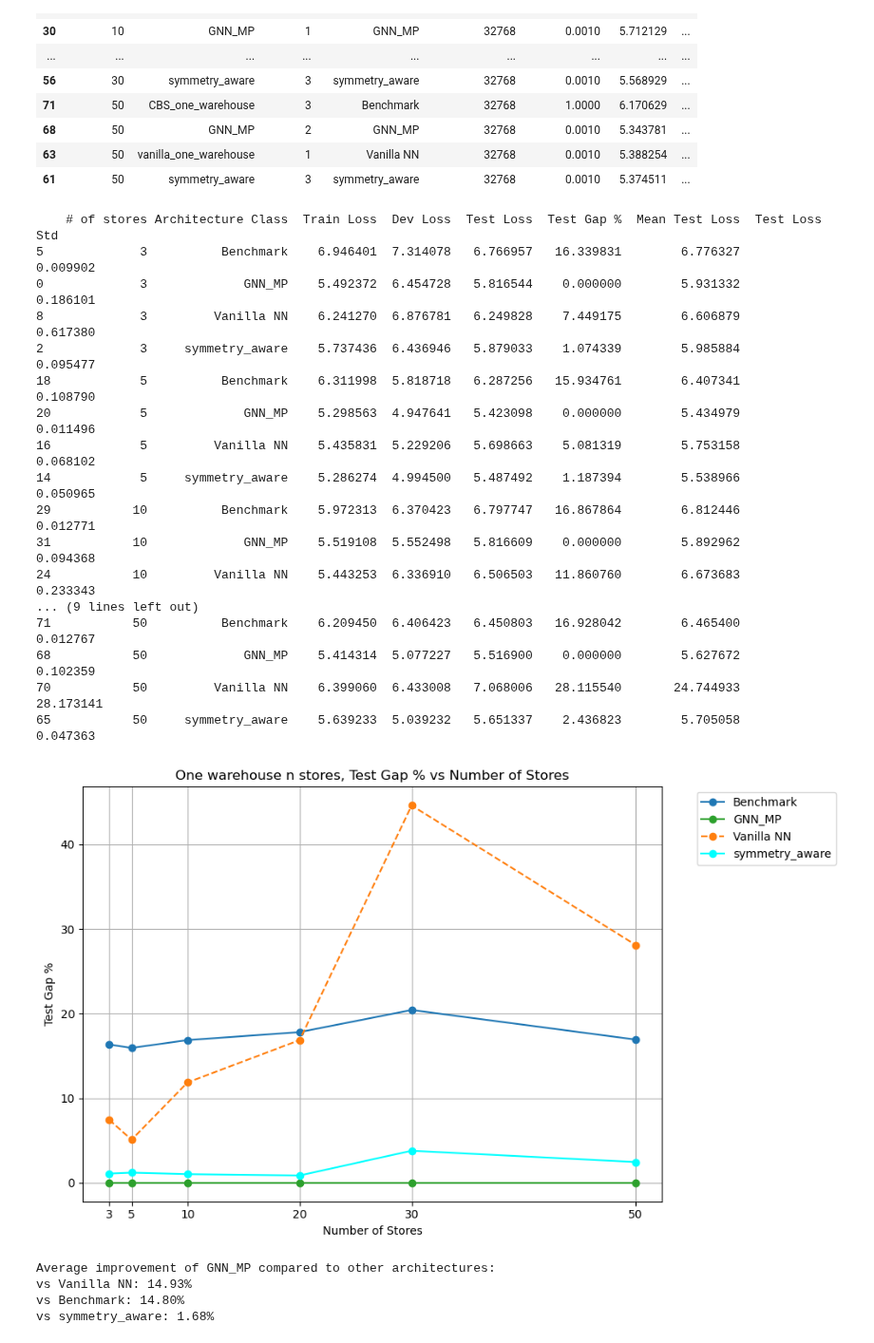
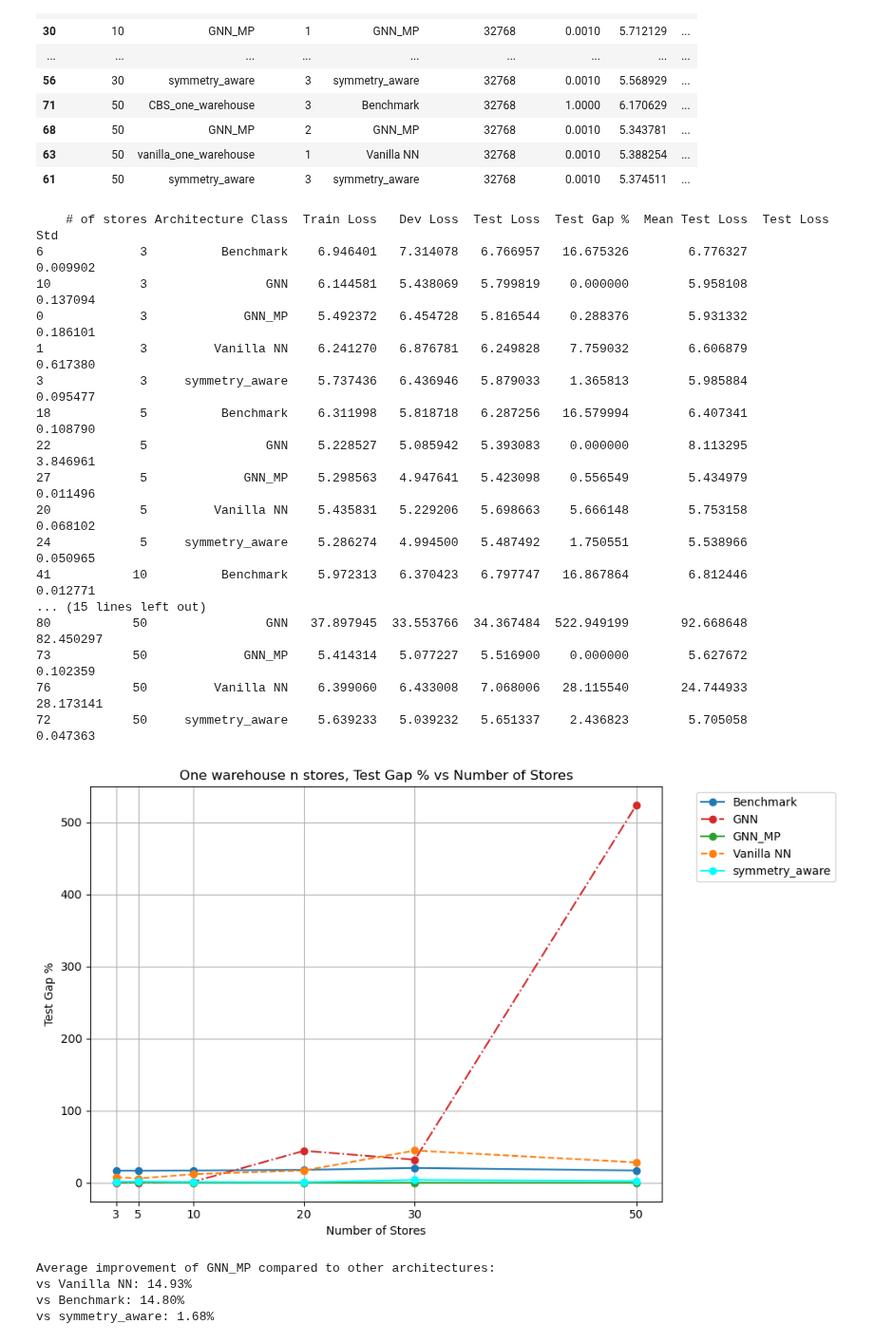
Before and after one commit to minuk302/Neural_inventory_control, a Jupyter notebook: analysis/ray_generic_architecture.ipynb, the cells around one changed output. Shown at 95% size. Cells and saved outputs as stored; diff of their text form; code cells hidden in the pictures.

```diff
--- a/analysis/ray_generic_architecture.ipynb
+++ b/analysis/ray_generic_architecture.ipynb
@@ -342,14 +341,16 @@ color_scheme = {
     "GNN_MP": "#2ca02c",  # Green
     "Vanilla NN": "#ff7f0e",  # Orange
     "symmetry_aware": "#00ffff",  # Cyan
-    "Benchmark": "#1f77b4"  # Blue
+    "Benchmark": "#1f77b4",  # Blue
+    "GNN": "#d62728"  # Red
 }
 
 linestyle_scheme = {
     "GNN_MP": "-",  # Solid
     "Vanilla NN": "--",  # Dashed
     "symmetry_aware": "-",  # Solid
-    "Benchmark": "-"  # Dotted
+    "Benchmark": "-",  # Dotted
+    "GNN": "-."  # Dash-dot
 }
 
 testset_name = "generic_architecture"
@@ -357,6 +358,11 @@ n_stores_list = [3, 5, 10, 20, 30, 50]
 
 gnn_mp_paths = {
     n: f'/user/ml4723/Prj/NIC/ray_results/{testset_name}/GNN_MP/{n}'
+    for n in n_stores_list
+}
+
+gnn_paths = {
+    n: f'/user/ml4723/Prj/NIC/ray_results/{testset_name}/GNN/{n}'
     for n in n_stores_list
 }
 
@@ -393,6 +399,12 @@ df_gnn_mp = results_interpretor.make_table(gnn_mp_paths,
 df_gnn_mp.insert(2, 'Architecture Class', "GNN_MP")
 df_gnn_mp.insert(1, 'hyperparam_name', "GNN_MP")
 
+df_gnn = results_interpretor.make_table(gnn_paths,
+    {'samples': [1,2,3], "train_n_samples": [16]},
+    default_condition_setter, custom_data_filler, sort_by=sort_by, pick_row_from_run_by=pick_row_from_run_by)
+df_gnn.insert(2, 'Architecture Class', "GNN")
+df_gnn.insert(1, 'hyperparam_name', "GNN")
+
 # Symmetry Aware
 df_symmetry_aware = results_interpretor.make_table(symmetry_aware_paths,
     {'samples': [1,2,3], "train_n_samples": [16]},
@@ -417,6 +429,7 @@ df_benchmark.insert(1, 'hyperparam_name', "CBS_one_warehouse")
 # Combine dataframes
 df = pd.concat([
     df_gnn_mp,
+    df_gnn,
     df_symmetry_aware,
     df_vanilla,
     df_benchmark
@@ -451,51 +464,51 @@ df_to_print = df_to_print.merge(
 df_to_print = df_to_print.loc[df_to_print.groupby(['# of stores', 'Architecture Class'])['Test Loss'].idxmin()]
 
 columns_to_drop = ['path', 'train_n_samples', 'samples', 'Learning Rate', 'include_context_for_warehouse_input', '# of runs', 'hyperparam_name', 'store_orders_for_warehouse']
 df_to_print.drop(columns=[col for col in columns_to_drop if col in df_to_print.columns], inplace=True)
 print(df_to_print.to_string())
 
 # Create single plot
 fig, ax = plt.subplots(figsize=(10, 6))
 
 # Create pivot table
 pivot_df = df.groupby(['# of stores', 'Architecture Class'])['Test Gap %'].min().unstack()
 
 # Plot lines for each architecture
 for column in pivot_df.columns:
     ax.plot(pivot_df.index.to_numpy(), pivot_df[column].to_numpy(),
             marker='o',
             label=column,
             color=color_scheme[column],
             linestyle=linestyle_scheme[column])
 
 ax.set_xlabel('Number of Stores')
 ax.set_ylabel('Test Gap %')
 ax.set_title('One warehouse n stores, Test Gap % vs Number of Stores')
 ax.grid(True)
 ax.set_xticks(pivot_df.index)
 ax.legend(bbox_to_anchor=(1.05, 1), loc='upper left')
 
 plt.tight_layout()
 plt.show()
 # %% [output]
-    # of stores Architecture Class  Train Loss  Dev Loss  Test Loss  Test Gap %  Mean Test Loss  Test Loss Std
-5             3          Benchmark    6.946401  7.314078   6.766957   16.339831        6.776327       0.009902
-0             3             GNN_MP    5.492372  6.454728   5.816544    0.000000        5.931332       0.186101
-8             3         Vanilla NN    6.241270  6.876781   6.249828    7.449175        6.606879       0.617380
-2             3     symmetry_aware    5.737436  6.436946   5.879033    1.074339        5.985884       0.095477
-18            5          Benchmark    6.311998  5.818718   6.287256   15.934761        6.407341       0.108790
-20            5             GNN_MP    5.298563  4.947641   5.423098    0.000000        5.434979       0.011496
-16            5         Vanilla NN    5.435831  5.229206   5.698663    5.081319        5.753158       0.068102
-14            5     symmetry_aware    5.286274  4.994500   5.487492    1.187394        5.538966       0.050965
-29           10          Benchmark    5.972313  6.370423   6.797747   16.867864        6.812446       0.012771
-31           10             GNN_MP    5.519108  5.552498   5.816609    0.000000        5.892962       0.094368
-24           10         Vanilla NN    5.443253  6.336910   6.506503   11.860760        6.673683       0.233343
-... (9 lines left out)
-71           50          Benchmark    6.209450  6.406423   6.450803   16.928042        6.465400       0.012767
-68           50             GNN_MP    5.414314  5.077227   5.516900    0.000000        5.627672       0.102359
-70           50         Vanilla NN    6.399060  6.433008   7.068006   28.115540       24.744933      28.173141
-65           50     symmetry_aware    5.639233  5.039232   5.651337    2.436823        5.705058       0.047363
+    # of stores Architecture Class  Train Loss   Dev Loss  Test Loss  Test Gap %  Mean Test Loss  Test Loss Std
+6             3          Benchmark    6.946401   7.314078   6.766957   16.675326        6.776327       0.009902
+10            3                GNN    6.144581   5.438069   5.799819    0.000000        5.958108       0.137094
+0             3             GNN_MP    5.492372   6.454728   5.816544    0.288376        5.931332       0.186101
+1             3         Vanilla NN    6.241270   6.876781   6.249828    7.759032        6.606879       0.617380
+3             3     symmetry_aware    5.737436   6.436946   5.879033    1.365813        5.985884       0.095477
+18            5          Benchmark    6.311998   5.818718   6.287256   16.579994        6.407341       0.108790
+22            5                GNN    5.228527   5.085942   5.393083    0.000000        8.113295       3.846961
+27            5             GNN_MP    5.298563   4.947641   5.423098    0.556549        5.434979       0.011496
+20            5         Vanilla NN    5.435831   5.229206   5.698663    5.666148        5.753158       0.068102
+24            5     symmetry_aware    5.286274   4.994500   5.487492    1.750551        5.538966       0.050965
+41           10          Benchmark    5.972313   6.370423   6.797747   16.867864        6.812446       0.012771
+... (15 lines left out)
+80           50                GNN   37.897945  33.553766  34.367484  522.949199       92.668648      82.450297
+73           50             GNN_MP    5.414314   5.077227   5.516900    0.000000        5.627672       0.102359
+76           50         Vanilla NN    6.399060   6.433008   7.068006   28.115540       24.744933      28.173141
+72           50     symmetry_aware    5.639233   5.039232   5.651337    2.436823        5.705058       0.047363
-[figure, old version]
+[figure, new version]
 # %%
 # Calculate average improvement of GNN_MP compared to other architectures
 architectures = ['Vanilla NN', 'Benchmark', 'symmetry_aware']
```
Also changed, not shown: parts of 2 cells of this notebook, 14 other files.
